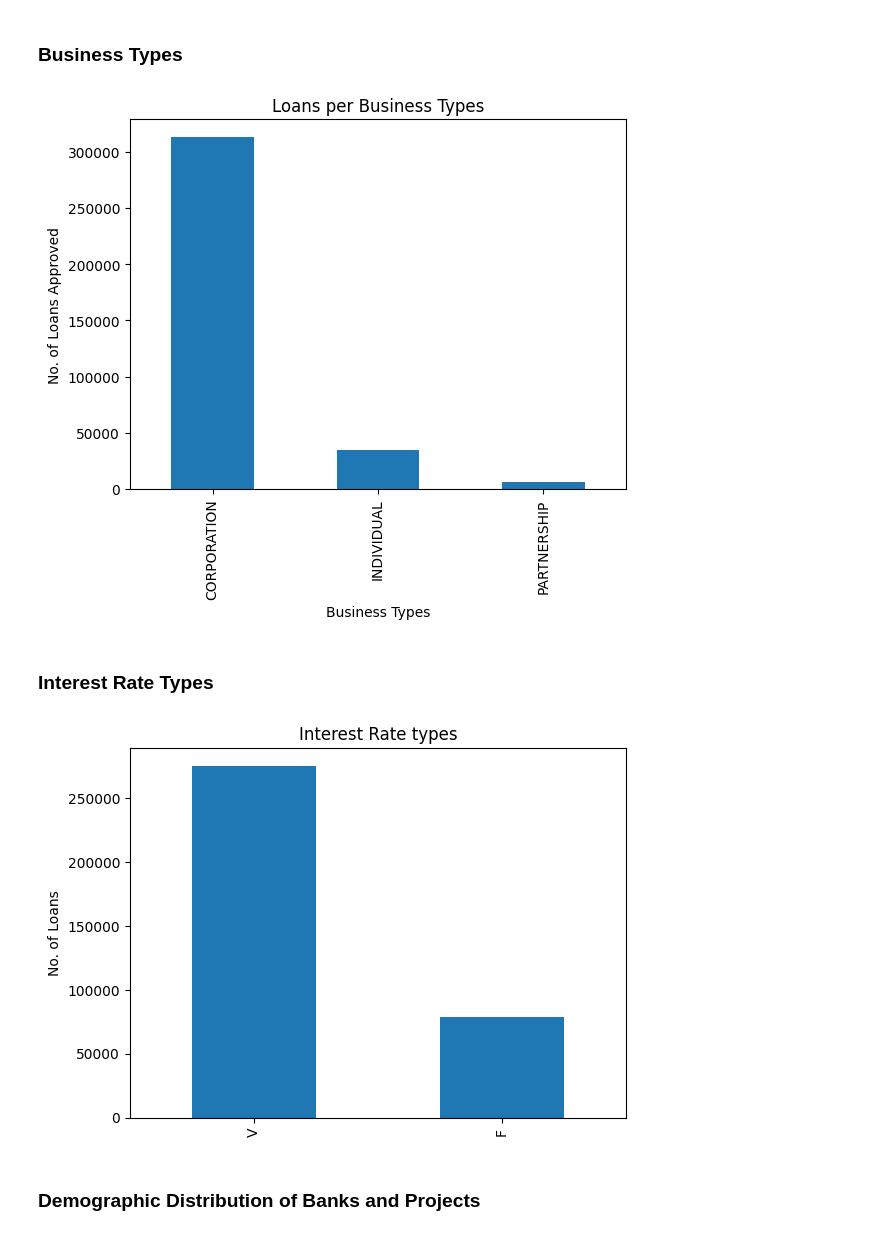
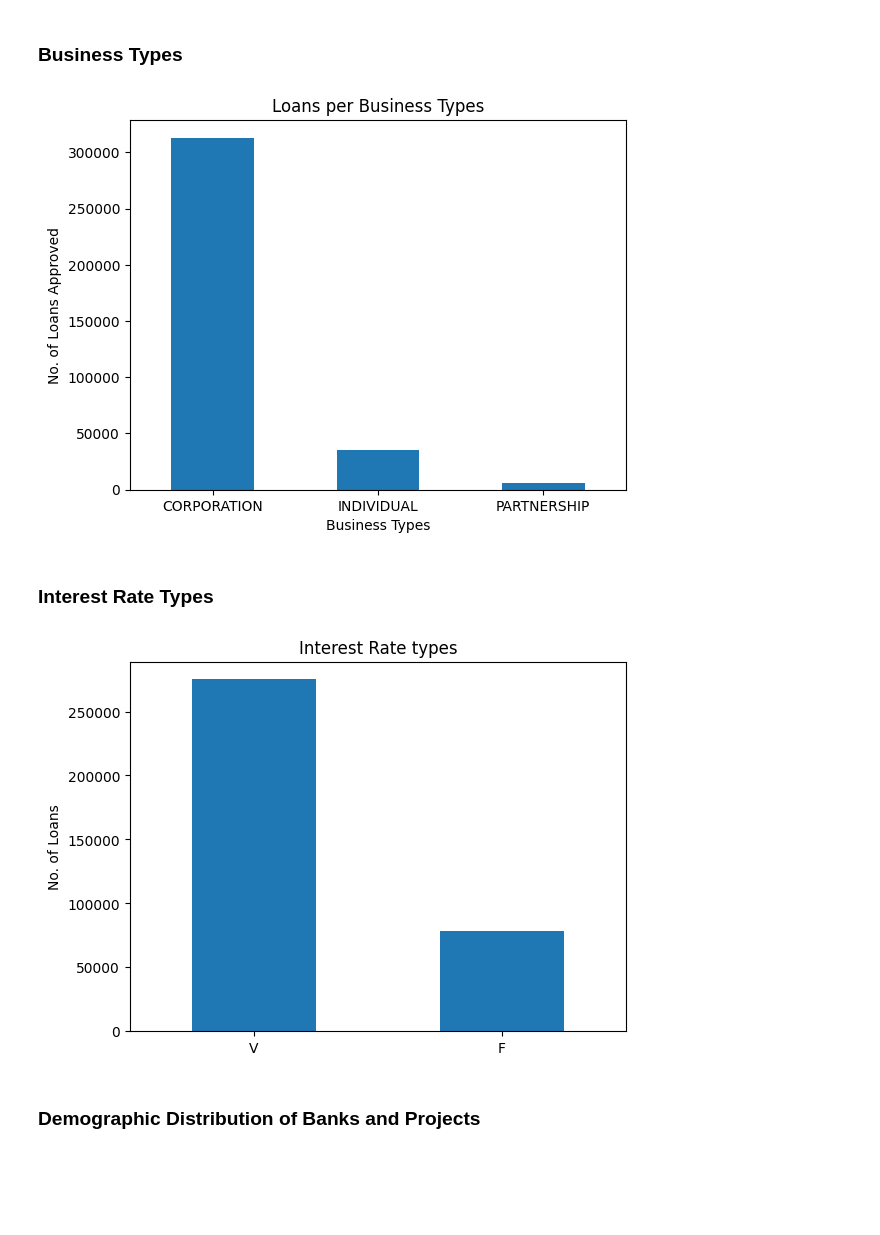
Before and after one commit to DineshDK672/Ryewalk_assignment, a Jupyter notebook: 01_EDA.ipynb, the cells around one changed output. Cells and saved outputs as stored; diff of their text form; code cells hidden in the pictures; blank space fills up the shorter version.

```diff
--- a/01_EDA.ipynb
+++ b/01_EDA.ipynb
@@ -58,7 +58,7 @@ print(f'The dataset has {df.shape[0]} rows and {df.shape[1]} columns\n')
 
 # Analyzing categorical columns
 cols = ['BusinessType', 'CollateralInd',
-        'RevolverStatus', 'LoanStatus', 'Subprogram']
+        'RevolverStatus', 'LoanStatus', 'Subprogram', 'SoldSecondMarketInd']
 
 for col in cols:
     print(df[col].unique())
@@ -132,12 +137,10 @@ plt.show()
 # %%
 import numpy as np
 # Dropping the columns which have more than 50% of null values
-df = df.drop(columns=['BankNCUANumber', 'FranchiseCode', 'FranchiseName'])
+df = df.drop(columns=['BankNCUANumber', 'FranchiseCode', 'FranchiseName', 'BusinessAge'])
 print(f'The dataset has {df.shape[0]} rows and {df.shape[1]} columns\n')
 
-# Imputing Null values and incorrect values
-df.loc[df['BusinessType'] == '        ','BusinessType'] = np.random.choice(['INDIVIDUAL', 'CORPORATION', 'PARTNERSHIP'])
+# Imputing Null values
 df.fillna({'CollateralInd':'N'}, inplace=True)
 print(df['BusinessType'].unique())
-print(df['CollateralInd'].unique())
 # %% [output]
@@ -221,11 +233,12 @@ plt.show()
 # %%
 df['BusinessType'].value_counts().plot.bar()
 plt.title("Loans per Business Types")
 plt.xlabel('Business Types')
 plt.ylabel('No. of Loans Approved')
+plt.xticks(rotation=0)
 plt.show()
 # %% [output]
-[figure, old version]
+[figure, new version]
 # %% [markdown]
 ### Interest Rate Types
 # %%
@@ -234,9 +247,10 @@ df['FixedorVariableInterestRate'].value_counts().plot.bar()
 plt.title('Interest Rate types')
 plt.xlabel(None)
 plt.ylabel('No. of Loans')
+plt.xticks(rotation = 0)
 plt.show()
 # %% [output]
-[figure, old version]
+[figure, new version]
 # %% [markdown]
 ### Demographic Distribution of Banks and Projects
 # %%
```
Also changed, not shown: parts of 11 cells of this notebook.
